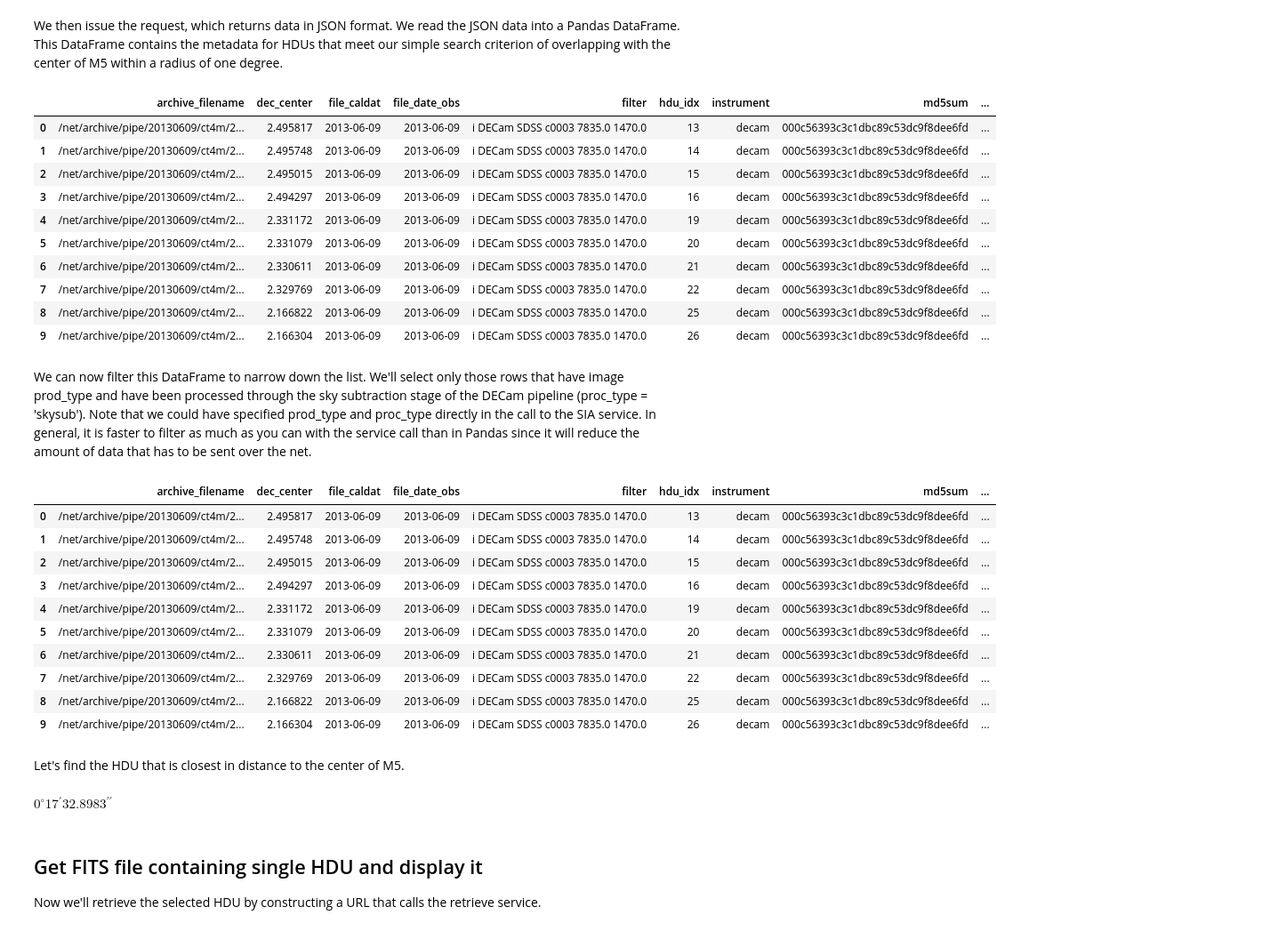
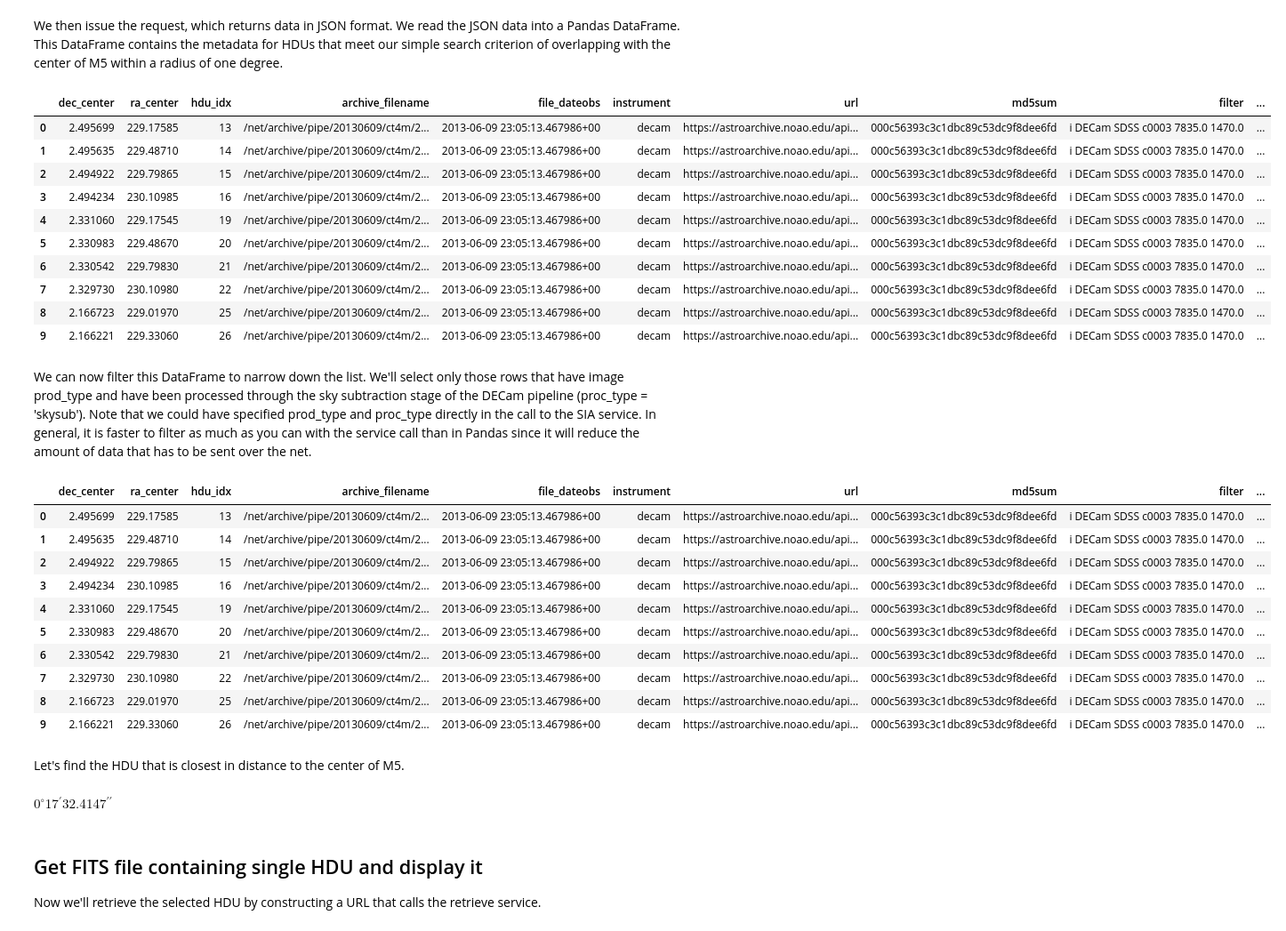
Before and after one commit to NOAO/nat-nb, a Jupyter notebook: sia.ipynb, the cells around one changed output. Shown at 89% size. Cells and saved outputs as stored; diff of their text form; code cells hidden in the pictures.

```diff
--- a/sia.ipynb
+++ b/sia.ipynb
@@ -137,37 +143,37 @@ https://astroarchive.noao.edu/api/sia/vohdu?POS=229.63841667,2.08102778&SIZE=1.0
 # %% [markdown]
 We then issue the request, which returns data in JSON format.  We read the JSON data into a Pandas DataFrame.  This DataFrame contains the metadata for HDUs that meet our simple search criterion of overlapping with the center of M5 within a radius of one degree.
 # %%
-sia_df = pd.read_json(json.dumps(requests.get(sia_request).json()[1:]))
+sia_df = pd.DataFrame(requests.get(sia_request).json()[1:])
 sia_df
 # %% [output]
-|  | archive_filename | dec_center | file_caldat | file_date_obs | filter | hdu_idx | instrument | md5sum | ... |
-| 0 | /net/archive/pipe/20130609/ct4m/2... | 2.495817 | 2013-06-09 | 2013-06-09 | i DECam SDSS c0003 7835.0 1470.0 | 13 | decam | 000c56393c3c1dbc89c53dc9f8dee6fd | ... |
-| 1 | /net/archive/pipe/20130609/ct4m/2... | 2.495748 | 2013-06-09 | 2013-06-09 | i DECam SDSS c0003 7835.0 1470.0 | 14 | decam | 000c56393c3c1dbc89c53dc9f8dee6fd | ... |
-| 2 | /net/archive/pipe/20130609/ct4m/2... | 2.495015 | 2013-06-09 | 2013-06-09 | i DECam SDSS c0003 7835.0 1470.0 | 15 | decam | 000c56393c3c1dbc89c53dc9f8dee6fd | ... |
-| 3 | /net/archive/pipe/20130609/ct4m/2... | 2.494297 | 2013-06-09 | 2013-06-09 | i DECam SDSS c0003 7835.0 1470.0 | 16 | decam | 000c56393c3c1dbc89c53dc9f8dee6fd | ... |
-| 4 | /net/archive/pipe/20130609/ct4m/2... | 2.331172 | 2013-06-09 | 2013-06-09 | i DECam SDSS c0003 7835.0 1470.0 | 19 | decam | 000c56393c3c1dbc89c53dc9f8dee6fd | ... |
-| 5 | /net/archive/pipe/20130609/ct4m/2... | 2.331079 | 2013-06-09 | 2013-06-09 | i DECam SDSS c0003 7835.0 1470.0 | 20 | decam | 000c56393c3c1dbc89c53dc9f8dee6fd | ... |
-| 6 | /net/archive/pipe/20130609/ct4m/2... | 2.330611 | 2013-06-09 | 2013-06-09 | i DECam SDSS c0003 7835.0 1470.0 | 21 | decam | 000c56393c3c1dbc89c53dc9f8dee6fd | ... |
-| 7 | /net/archive/pipe/20130609/ct4m/2... | 2.329769 | 2013-06-09 | 2013-06-09 | i DECam SDSS c0003 7835.0 1470.0 | 22 | decam | 000c56393c3c1dbc89c53dc9f8dee6fd | ... |
-| 8 | /net/archive/pipe/20130609/ct4m/2... | 2.166822 | 2013-06-09 | 2013-06-09 | i DECam SDSS c0003 7835.0 1470.0 | 25 | decam | 000c56393c3c1dbc89c53dc9f8dee6fd | ... |
-| 9 | /net/archive/pipe/20130609/ct4m/2... | 2.166304 | 2013-06-09 | 2013-06-09 | i DECam SDSS c0003 7835.0 1470.0 | 26 | decam | 000c56393c3c1dbc89c53dc9f8dee6fd | ... |
+|  | dec_center | ra_center | hdu_idx | archive_filename | file_dateobs | instrument | url | md5sum | filter | ... |
+| 0 | 2.495699 | 229.17585 | 13 | /net/archive/pipe/20130609/ct4m/2... | 2013-06-09 23:05:13.467986+00 | decam | https://astroarchive.noao.edu/api... | 000c56393c3c1dbc89c53dc9f8dee6fd | i DECam SDSS c0003 7835.0 1470.0 | ... |
+| 1 | 2.495635 | 229.48710 | 14 | /net/archive/pipe/20130609/ct4m/2... | 2013-06-09 23:05:13.467986+00 | decam | https://astroarchive.noao.edu/api... | 000c56393c3c1dbc89c53dc9f8dee6fd | i DECam SDSS c0003 7835.0 1470.0 | ... |
+| 2 | 2.494922 | 229.79865 | 15 | /net/archive/pipe/20130609/ct4m/2... | 2013-06-09 23:05:13.467986+00 | decam | https://astroarchive.noao.edu/api... | 000c56393c3c1dbc89c53dc9f8dee6fd | i DECam SDSS c0003 7835.0 1470.0 | ... |
+| 3 | 2.494234 | 230.10985 | 16 | /net/archive/pipe/20130609/ct4m/2... | 2013-06-09 23:05:13.467986+00 | decam | https://astroarchive.noao.edu/api... | 000c56393c3c1dbc89c53dc9f8dee6fd | i DECam SDSS c0003 7835.0 1470.0 | ... |
+| 4 | 2.331060 | 229.17545 | 19 | /net/archive/pipe/20130609/ct4m/2... | 2013-06-09 23:05:13.467986+00 | decam | https://astroarchive.noao.edu/api... | 000c56393c3c1dbc89c53dc9f8dee6fd | i DECam SDSS c0003 7835.0 1470.0 | ... |
+| 5 | 2.330983 | 229.48670 | 20 | /net/archive/pipe/20130609/ct4m/2... | 2013-06-09 23:05:13.467986+00 | decam | https://astroarchive.noao.edu/api... | 000c56393c3c1dbc89c53dc9f8dee6fd | i DECam SDSS c0003 7835.0 1470.0 | ... |
+| 6 | 2.330542 | 229.79830 | 21 | /net/archive/pipe/20130609/ct4m/2... | 2013-06-09 23:05:13.467986+00 | decam | https://astroarchive.noao.edu/api... | 000c56393c3c1dbc89c53dc9f8dee6fd | i DECam SDSS c0003 7835.0 1470.0 | ... |
+| 7 | 2.329730 | 230.10980 | 22 | /net/archive/pipe/20130609/ct4m/2... | 2013-06-09 23:05:13.467986+00 | decam | https://astroarchive.noao.edu/api... | 000c56393c3c1dbc89c53dc9f8dee6fd | i DECam SDSS c0003 7835.0 1470.0 | ... |
+| 8 | 2.166723 | 229.01970 | 25 | /net/archive/pipe/20130609/ct4m/2... | 2013-06-09 23:05:13.467986+00 | decam | https://astroarchive.noao.edu/api... | 000c56393c3c1dbc89c53dc9f8dee6fd | i DECam SDSS c0003 7835.0 1470.0 | ... |
+| 9 | 2.166221 | 229.33060 | 26 | /net/archive/pipe/20130609/ct4m/2... | 2013-06-09 23:05:13.467986+00 | decam | https://astroarchive.noao.edu/api... | 000c56393c3c1dbc89c53dc9f8dee6fd | i DECam SDSS c0003 7835.0 1470.0 | ... |
 # %% [markdown]
 We can now filter this DataFrame to narrow down the list.  We'll select only those rows that have image prod_type and have been processed through the sky subtraction stage of the DECam pipeline (proc_type = 'skysub').  Note that we could have specified prod_type and proc_type directly in the call to the SIA service. In general, it is faster to filter as much as you can with the service call than in Pandas since it will reduce the amount of data that has to be sent over the net.
 # %%
 image_df = sia_df[(sia_df['prod_type']=='image') & (sia_df['proc_type']=='skysub')]
 image_df
 # %% [output]
-|  | archive_filename | dec_center | file_caldat | file_date_obs | filter | hdu_idx | instrument | md5sum | ... |
-| 0 | /net/archive/pipe/20130609/ct4m/2... | 2.495817 | 2013-06-09 | 2013-06-09 | i DECam SDSS c0003 7835.0 1470.0 | 13 | decam | 000c56393c3c1dbc89c53dc9f8dee6fd | ... |
-| 1 | /net/archive/pipe/20130609/ct4m/2... | 2.495748 | 2013-06-09 | 2013-06-09 | i DECam SDSS c0003 7835.0 1470.0 | 14 | decam | 000c56393c3c1dbc89c53dc9f8dee6fd | ... |
-| 2 | /net/archive/pipe/20130609/ct4m/2... | 2.495015 | 2013-06-09 | 2013-06-09 | i DECam SDSS c0003 7835.0 1470.0 | 15 | decam | 000c56393c3c1dbc89c53dc9f8dee6fd | ... |
-| 3 | /net/archive/pipe/20130609/ct4m/2... | 2.494297 | 2013-06-09 | 2013-06-09 | i DECam SDSS c0003 7835.0 1470.0 | 16 | decam | 000c56393c3c1dbc89c53dc9f8dee6fd | ... |
-| 4 | /net/archive/pipe/20130609/ct4m/2... | 2.331172 | 2013-06-09 | 2013-06-09 | i DECam SDSS c0003 7835.0 1470.0 | 19 | decam | 000c56393c3c1dbc89c53dc9f8dee6fd | ... |
-| 5 | /net/archive/pipe/20130609/ct4m/2... | 2.331079 | 2013-06-09 | 2013-06-09 | i DECam SDSS c0003 7835.0 1470.0 | 20 | decam | 000c56393c3c1dbc89c53dc9f8dee6fd | ... |
-| 6 | /net/archive/pipe/20130609/ct4m/2... | 2.330611 | 2013-06-09 | 2013-06-09 | i DECam SDSS c0003 7835.0 1470.0 | 21 | decam | 000c56393c3c1dbc89c53dc9f8dee6fd | ... |
-| 7 | /net/archive/pipe/20130609/ct4m/2... | 2.329769 | 2013-06-09 | 2013-06-09 | i DECam SDSS c0003 7835.0 1470.0 | 22 | decam | 000c56393c3c1dbc89c53dc9f8dee6fd | ... |
-| 8 | /net/archive/pipe/20130609/ct4m/2... | 2.166822 | 2013-06-09 | 2013-06-09 | i DECam SDSS c0003 7835.0 1470.0 | 25 | decam | 000c56393c3c1dbc89c53dc9f8dee6fd | ... |
-| 9 | /net/archive/pipe/20130609/ct4m/2... | 2.166304 | 2013-06-09 | 2013-06-09 | i DECam SDSS c0003 7835.0 1470.0 | 26 | decam | 000c56393c3c1dbc89c53dc9f8dee6fd | ... |
+|  | dec_center | ra_center | hdu_idx | archive_filename | file_dateobs | instrument | url | md5sum | filter | ... |
+| 0 | 2.495699 | 229.17585 | 13 | /net/archive/pipe/20130609/ct4m/2... | 2013-06-09 23:05:13.467986+00 | decam | https://astroarchive.noao.edu/api... | 000c56393c3c1dbc89c53dc9f8dee6fd | i DECam SDSS c0003 7835.0 1470.0 | ... |
+| 1 | 2.495635 | 229.48710 | 14 | /net/archive/pipe/20130609/ct4m/2... | 2013-06-09 23:05:13.467986+00 | decam | https://astroarchive.noao.edu/api... | 000c56393c3c1dbc89c53dc9f8dee6fd | i DECam SDSS c0003 7835.0 1470.0 | ... |
+| 2 | 2.494922 | 229.79865 | 15 | /net/archive/pipe/20130609/ct4m/2... | 2013-06-09 23:05:13.467986+00 | decam | https://astroarchive.noao.edu/api... | 000c56393c3c1dbc89c53dc9f8dee6fd | i DECam SDSS c0003 7835.0 1470.0 | ... |
+| 3 | 2.494234 | 230.10985 | 16 | /net/archive/pipe/20130609/ct4m/2... | 2013-06-09 23:05:13.467986+00 | decam | https://astroarchive.noao.edu/api... | 000c56393c3c1dbc89c53dc9f8dee6fd | i DECam SDSS c0003 7835.0 1470.0 | ... |
+| 4 | 2.331060 | 229.17545 | 19 | /net/archive/pipe/20130609/ct4m/2... | 2013-06-09 23:05:13.467986+00 | decam | https://astroarchive.noao.edu/api... | 000c56393c3c1dbc89c53dc9f8dee6fd | i DECam SDSS c0003 7835.0 1470.0 | ... |
+| 5 | 2.330983 | 229.48670 | 20 | /net/archive/pipe/20130609/ct4m/2... | 2013-06-09 23:05:13.467986+00 | decam | https://astroarchive.noao.edu/api... | 000c56393c3c1dbc89c53dc9f8dee6fd | i DECam SDSS c0003 7835.0 1470.0 | ... |
+| 6 | 2.330542 | 229.79830 | 21 | /net/archive/pipe/20130609/ct4m/2... | 2013-06-09 23:05:13.467986+00 | decam | https://astroarchive.noao.edu/api... | 000c56393c3c1dbc89c53dc9f8dee6fd | i DECam SDSS c0003 7835.0 1470.0 | ... |
+| 7 | 2.329730 | 230.10980 | 22 | /net/archive/pipe/20130609/ct4m/2... | 2013-06-09 23:05:13.467986+00 | decam | https://astroarchive.noao.edu/api... | 000c56393c3c1dbc89c53dc9f8dee6fd | i DECam SDSS c0003 7835.0 1470.0 | ... |
+| 8 | 2.166723 | 229.01970 | 25 | /net/archive/pipe/20130609/ct4m/2... | 2013-06-09 23:05:13.467986+00 | decam | https://astroarchive.noao.edu/api... | 000c56393c3c1dbc89c53dc9f8dee6fd | i DECam SDSS c0003 7835.0 1470.0 | ... |
+| 9 | 2.166221 | 229.33060 | 26 | /net/archive/pipe/20130609/ct4m/2... | 2013-06-09 23:05:13.467986+00 | decam | https://astroarchive.noao.edu/api... | 000c56393c3c1dbc89c53dc9f8dee6fd | i DECam SDSS c0003 7835.0 1470.0 | ... |
 # %% [markdown]
 Let's find the HDU that is closest in distance to the center of M5.
 # %%
@@ -176,7 +182,7 @@ sep = coo.separation(c)
 row = np.argmin(sep.arcmin)
 sep[row]
 # %% [output]
-$0^\circ17{}^\prime32.8983{}^{\prime\prime}$
+$0^\circ17{}^\prime32.4147{}^{\prime\prime}$
 # %% [markdown]
 ## Get FITS file containing single HDU and display it<a id="retrieve" />
 Now we'll retrieve the selected HDU by constructing a URL that calls the retrieve service.
```
Also changed, not shown: parts of 5 cells of this notebook, 6 other files.
